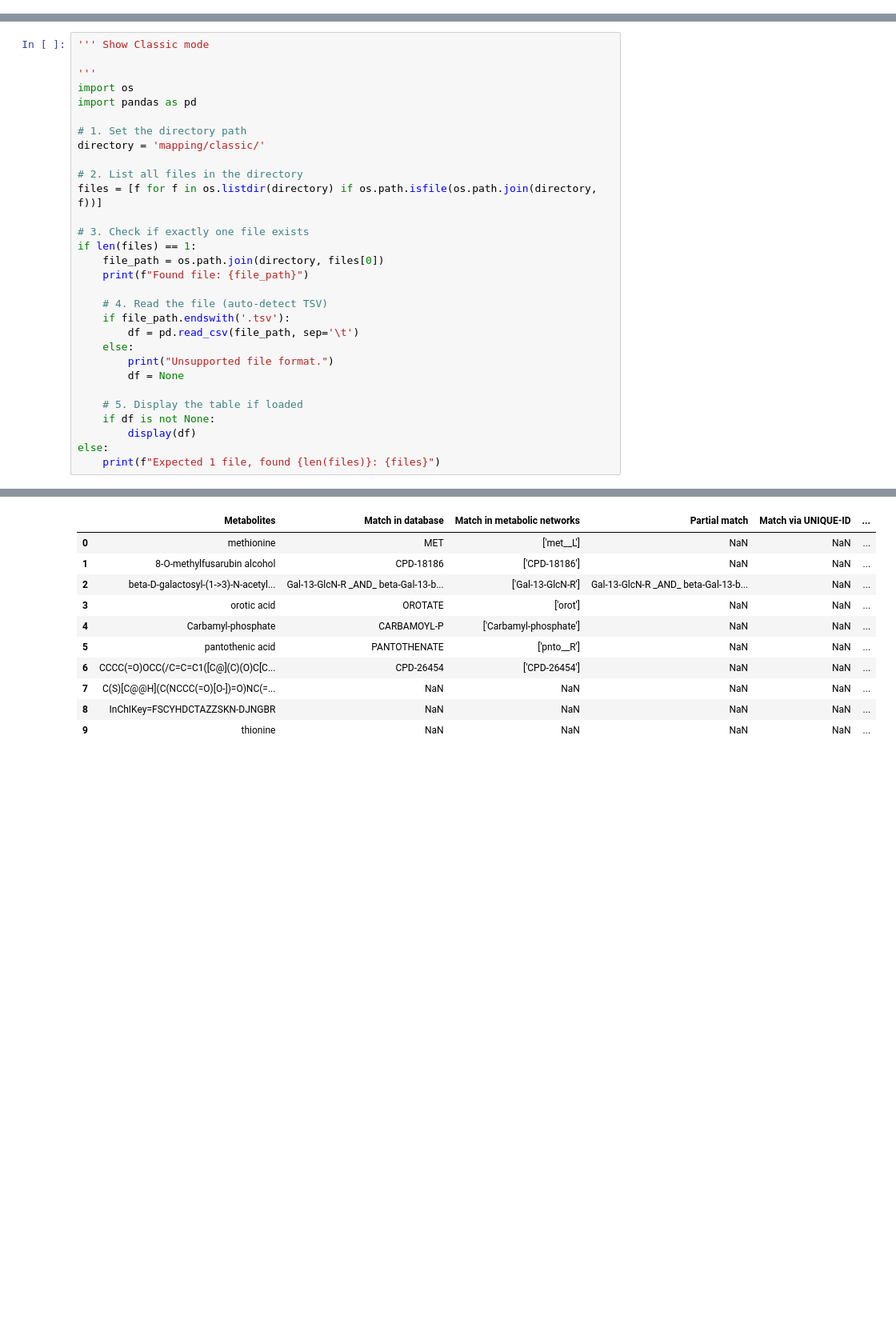
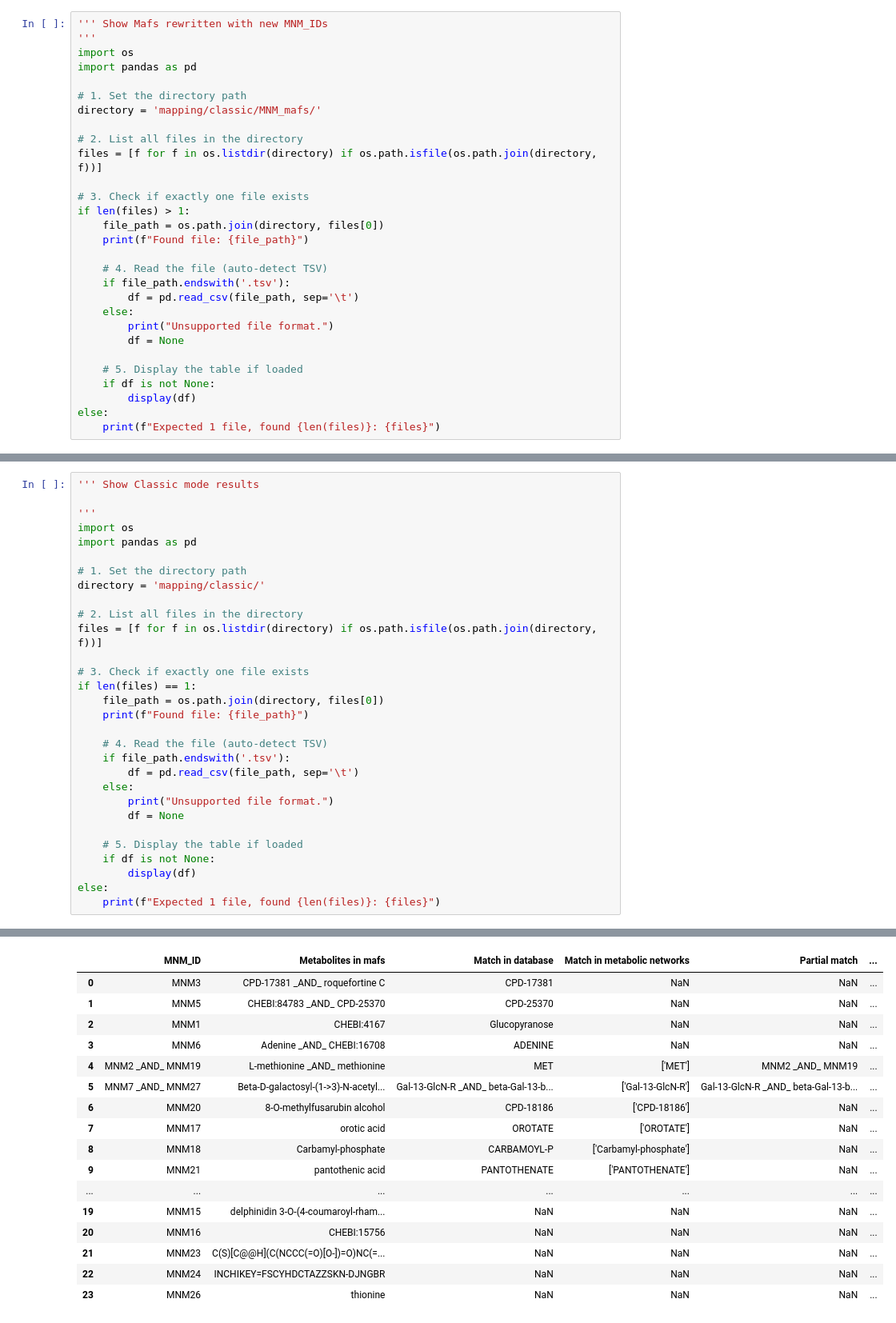
Before and after one commit to coraliemuller/metanetmap, a Jupyter notebook: notebook/MetaNetMap.ipynb, the cells around one changed output, grey strips where cells are left out. Shown: that part at 80% size. Saved outputs shown, nothing was run; the diff lists cells and outputs as text; blank space fills up the shorter version.

```diff
--- a/notebook/MetaNetMap.ipynb
+++ b/notebook/MetaNetMap.ipynb
@@ -590,0 +661,29 @@ Output file successfully written to: mapping/classic/mapping_results_2025-09-13_
+# %%
+''' Show Mafs rewritten with new MNM_IDs
+'''
+import os
+import pandas as pd
+
+# 1. Set the directory path
+directory = 'mapping/classic/MNM_mafs/'
+
+# 2. List all files in the directory
+files = [f for f in os.listdir(directory) if os.path.isfile(os.path.join(directory, f))]
+
+# 3. Check if exactly one file exists
+if len(files) > 1:
+    file_path = os.path.join(directory, files[0])
+    print(f"Found file: {file_path}")
+
+    # 4. Read the file (auto-detect TSV)
+    if file_path.endswith('.tsv'):
+        df = pd.read_csv(file_path, sep='\t')
+    else:
+        print("Unsupported file format.")
+        df = None
+
+    # 5. Display the table if loaded
+    if df is not None:
+        display(df)
+else:
+    print(f"Expected 1 file, found {len(files)}: {files}")
@@ -591,5 +702,5 @@ Output file successfully written to: mapping/classic/mapping_results_2025-09-13_
 # %%
-''' Show Classic mode
+''' Show Classic mode results
 
 '''
 import os
@@ -623,11 +734,17 @@ Found file: mapping/classic/mapping_results_2025-09-13_12:45:23.tsv
-|  | Metabolites | Match in database | Match in metabolic networks | Partial match | Match via UNIQUE-ID | ... |
-| 0 | methionine | MET | ['met__L'] | NaN | NaN | ... |
-| 1 | 8-O-methylfusarubin alcohol | CPD-18186 | ['CPD-18186'] | NaN | NaN | ... |
-| 2 | beta-D-galactosyl-(1->3)-N-acetyl... | Gal-13-GlcN-R _AND_ beta-Gal-13-b... | ['Gal-13-GlcN-R'] | Gal-13-GlcN-R _AND_ beta-Gal-13-b... | NaN | ... |
-| 3 | orotic acid | OROTATE | ['orot'] | NaN | NaN | ... |
-| 4 | Carbamyl-phosphate | CARBAMOYL-P | ['Carbamyl-phosphate'] | NaN | NaN | ... |
-| 5 | pantothenic acid | PANTOTHENATE | ['pnto__R'] | NaN | NaN | ... |
-| 6 | CCCC(=O)OCC(/C=C=C1([C@](C)(O)C[C... | CPD-26454 | ['CPD-26454'] | NaN | NaN | ... |
-| 7 | C(S)[C@@H](C(NCCC(=O)[O-])=O)NC(=... | NaN | NaN | NaN | NaN | ... |
-| 8 | InChIKey=FSCYHDCTAZZSKN-DJNGBR | NaN | NaN | NaN | NaN | ... |
-| 9 | thionine | NaN | NaN | NaN | NaN | ... |
+|  | MNM_ID | Metabolites in mafs | Match in database | Match in metabolic networks | Partial match | ... |
+| 0 | MNM3 | CPD-17381 _AND_ roquefortine C | CPD-17381 | NaN | NaN | ... |
+| 1 | MNM5 | CHEBI:84783 _AND_ CPD-25370 | CPD-25370 | NaN | NaN | ... |
+| 2 | MNM1 | CHEBI:4167 | Glucopyranose | NaN | NaN | ... |
+| 3 | MNM6 | Adenine _AND_ CHEBI:16708 | ADENINE | NaN | NaN | ... |
+| 4 | MNM2 _AND_ MNM19 | L-methionine _AND_ methionine | MET | ['MET'] | MNM2 _AND_ MNM19 | ... |
+| 5 | MNM7 _AND_ MNM27 | Beta-D-galactosyl-(1->3)-N-acetyl... | Gal-13-GlcN-R _AND_ beta-Gal-13-b... | ['Gal-13-GlcN-R'] | Gal-13-GlcN-R _AND_ beta-Gal-13-b... | ... |
+| 6 | MNM20 | 8-O-methylfusarubin alcohol | CPD-18186 | ['CPD-18186'] | NaN | ... |
+| 7 | MNM17 | orotic acid | OROTATE | ['OROTATE'] | NaN | ... |
+| 8 | MNM18 | Carbamyl-phosphate | CARBAMOYL-P | ['Carbamyl-phosphate'] | NaN | ... |
+| 9 | MNM21 | pantothenic acid | PANTOTHENATE | ['PANTOTHENATE'] | NaN | ... |
+| ... | ... | ... | ... | ... | ... | ... |
+| 19 | MNM15 | delphinidin 3-O-(4-coumaroyl-rham... | NaN | NaN | NaN | ... |
+| 20 | MNM16 | CHEBI:15756 | NaN | NaN | NaN | ... |
+| 21 | MNM23 | C(S)[C@@H](C(NCCC(=O)[O-])=O)NC(=... | NaN | NaN | NaN | ... |
+| 22 | MNM24 | INCHIKEY=FSCYHDCTAZZSKN-DJNGBR | NaN | NaN | NaN | ... |
+| 23 | MNM26 | thionine | NaN | NaN | NaN | ... |
```
Also changed, not shown: parts of 18 cells of this notebook, 2 other files.
